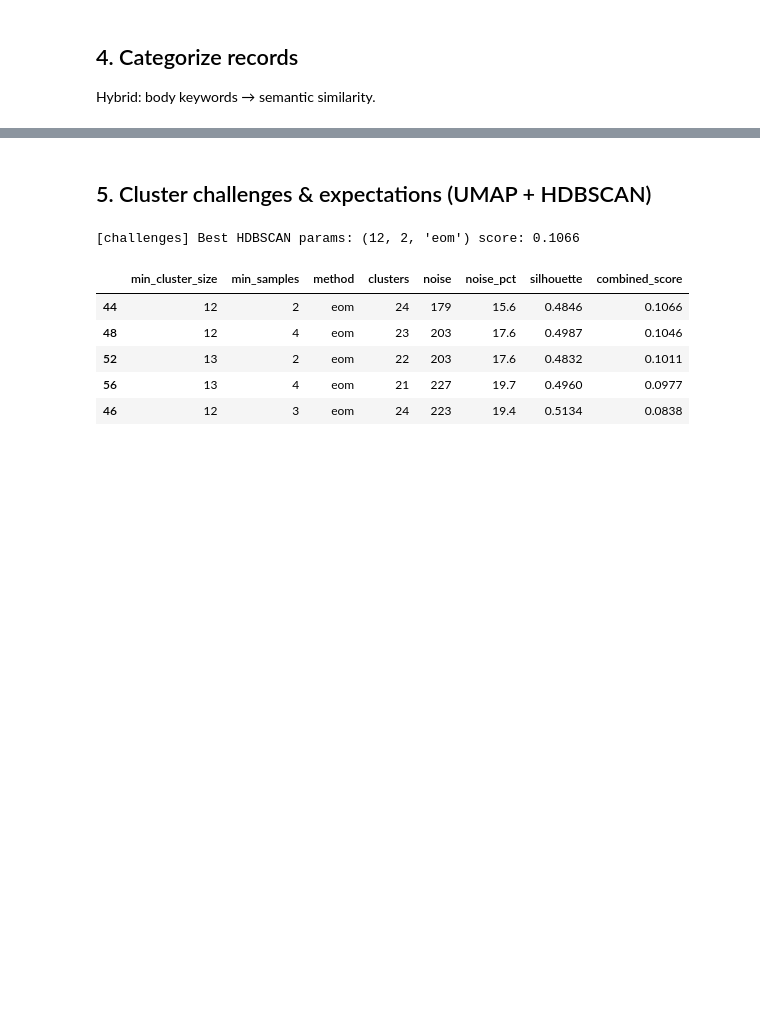
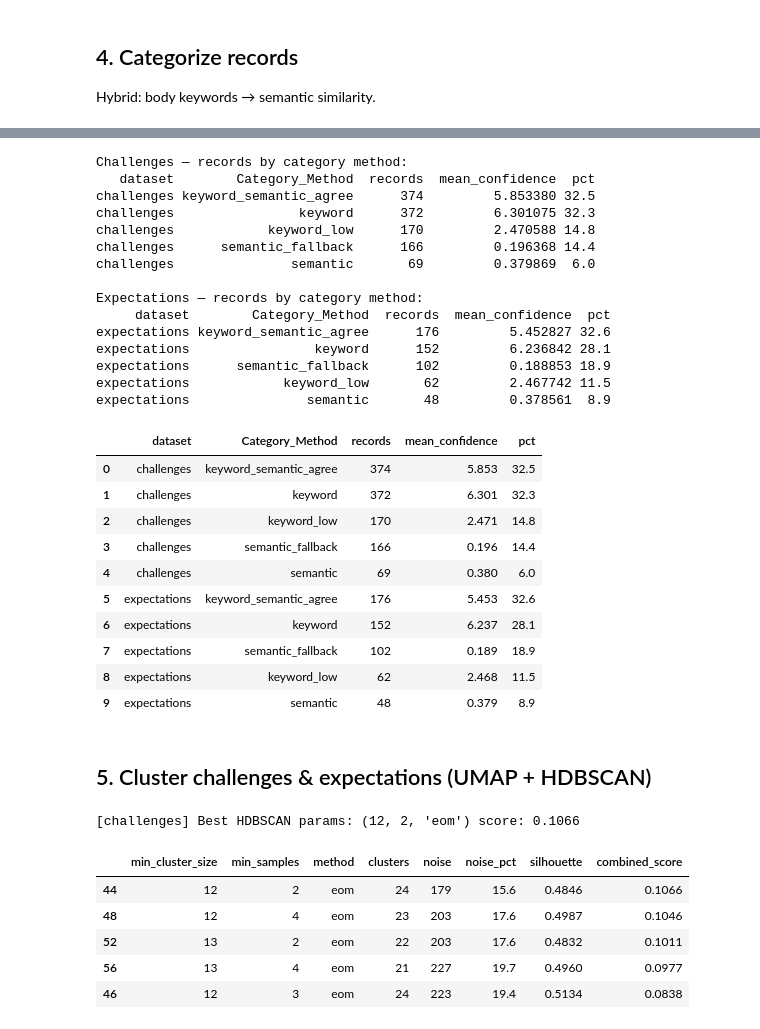
Before and after one commit to lilswapnil/IPS, a Jupyter notebook: notebook/analysis.ipynb, the cells around one changed output, grey strips where cells are left out. Drawn from its saved outputs; the diff is of its cells as text; code cells hidden in the pictures; blank space fills up the shorter version.

```diff
--- a/notebook/analysis.ipynb
+++ b/notebook/analysis.ipynb
@@ -340,3 +350,64 @@ Reporting & Decision Support        20
+# %%
+def method_breakdown(frame, label):
+    summary = (
+        frame.groupby("Category_Method")
+        .agg(records=("Category", "size"), mean_confidence=("Category_Confidence", "mean"))
+        .reset_index()
+        .sort_values("records", ascending=False)
+    )
+    summary.insert(0, "dataset", label)
+    summary["pct"] = (100 * summary["records"] / len(frame)).round(1)
+    return summary
+
+
+challenge_methods = method_breakdown(challenges, "challenges")
+expectation_methods = method_breakdown(expectations, "expectations")
+methods = pd.concat([challenge_methods, expectation_methods], ignore_index=True)
+
+print("Challenges — records by category method:")
+print(challenge_methods.to_string(index=False))
+print("\nExpectations — records by category method:")
+print(expectation_methods.to_string(index=False))
+display(methods.round(3))
+
+fig_methods = px.bar(
+    methods, x="Category_Method", y="records", color="dataset", barmode="group",
+    text="records", title="Records by categorization method",
+    color_discrete_map={"challenges": "#E76F51", "expectations": "#2A9D8F"},
+    hover_data=["pct", "mean_confidence"],
+)
+fig_methods.update_layout(
+    height=460, width=900, template="plotly_white",
+    xaxis_title="Category method", yaxis_title="Records", legend_title="Dataset",
+)
+fig_methods.show()
+# %% [output]
+Challenges — records by category method:
+   dataset        Category_Method  records  mean_confidence  pct
+challenges keyword_semantic_agree      374         5.853380 32.5
+challenges                keyword      372         6.301075 32.3
+challenges            keyword_low      170         2.470588 14.8
+challenges      semantic_fallback      166         0.196368 14.4
+challenges               semantic       69         0.379869  6.0
+
+Expectations — records by category method:
+     dataset        Category_Method  records  mean_confidence  pct
+expectations keyword_semantic_agree      176         5.452827 32.6
+expectations                keyword      152         6.236842 28.1
+expectations      semantic_fallback      102         0.188853 18.9
+expectations            keyword_low       62         2.467742 11.5
+expectations               semantic       48         0.378561  8.9
+|  | dataset | Category_Method | records | mean_confidence | pct |
+| 0 | challenges | keyword_semantic_agree | 374 | 5.853 | 32.5 |
+| 1 | challenges | keyword | 372 | 6.301 | 32.3 |
+| 2 | challenges | keyword_low | 170 | 2.471 | 14.8 |
+| 3 | challenges | semantic_fallback | 166 | 0.196 | 14.4 |
+| 4 | challenges | semantic | 69 | 0.380 | 6.0 |
+| 5 | expectations | keyword_semantic_agree | 176 | 5.453 | 32.6 |
+| 6 | expectations | keyword | 152 | 6.237 | 28.1 |
+| 7 | expectations | semantic_fallback | 102 | 0.189 | 18.9 |
+| 8 | expectations | keyword_low | 62 | 2.468 | 11.5 |
+| 9 | expectations | semantic | 48 | 0.379 | 8.9 |
 # %% [markdown]
 ## 5. Cluster challenges & expectations (UMAP + HDBSCAN)
 # %%
```
Also changed, not shown: parts of 10 cells of this notebook, 37 other files.
